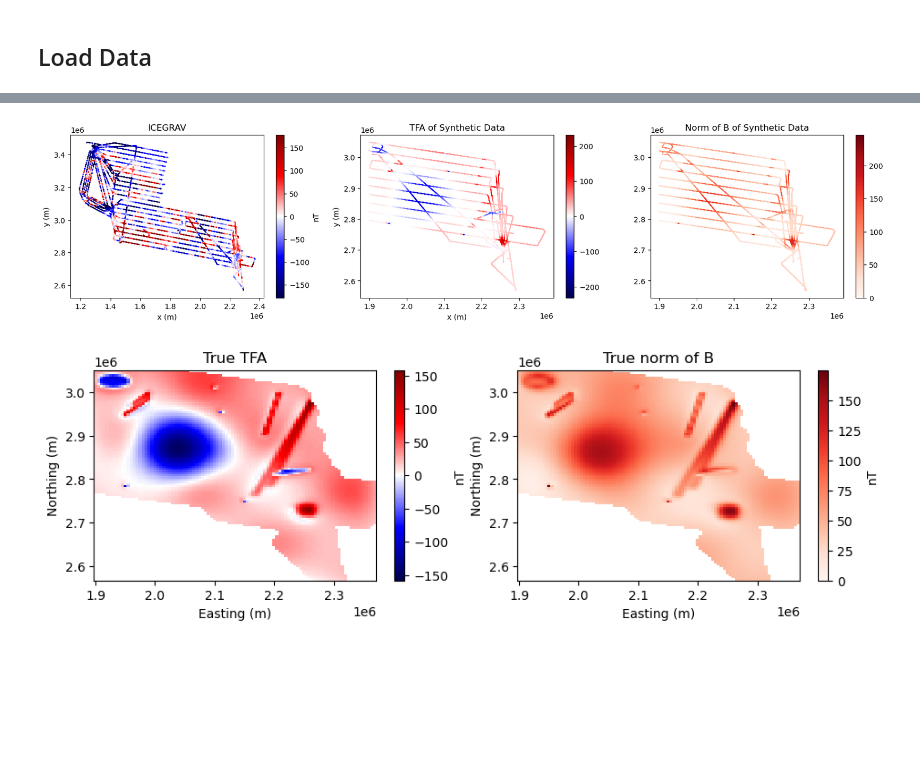
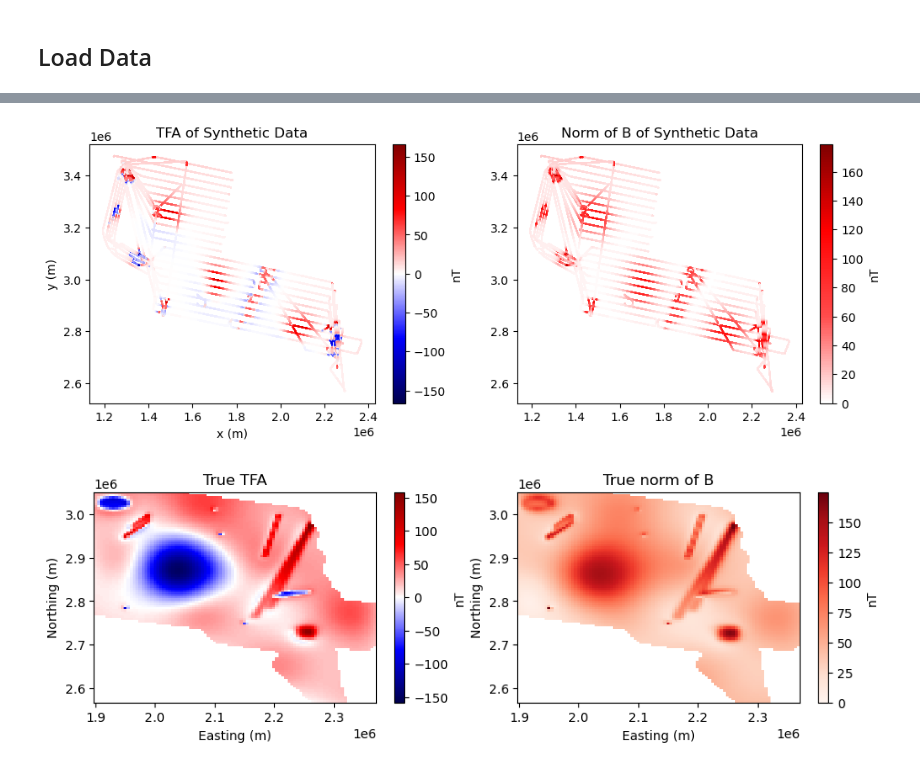
Before and after one commit to compgeolab/eqs-magnetic-dual-layer, a Jupyter notebook: code/07_icegrav_synthetic.ipynb, the cells around one changed output, grey strips where cells are left out. Drawn from its saved outputs; the diff is of its cells as text; code cells hidden in the pictures; blank space fills up the shorter version.

Commit message:
Create a colour scheme for norm of b figures.

```diff
--- a/code/07_icegrav_synthetic.ipynb
+++ b/code/07_icegrav_synthetic.ipynb
@@ -31,27 +43,26 @@ field_direction = np.array([hm.magnetic_angles_to_vec(1, -65, 25)]).T
+# %%
+# Define a custom colormap similar to the red portion of the seismic colour scheme for the norm of b figures.
+colours = [(1, 1, 1), (1, 0.3, 0.3), (1, 0, 0), (0.5, 0, 0)]  # White -> bright light red -> bright red -> dark red
+n_bins = 100
+cm = mcolors.LinearSegmentedColormap.from_list("white_to_red", colours, N=n_bins)
+norm = mcolors.Normalize(vmin=0, vmax=vd.maxabs(icegrav_synthetic.bnorm)) # Create a Normalize object with the data range
 # %%
-plt.figure(figsize=(20,4))
-plt.subplot(1,3,1)
-scale_tfa_real = np.nanpercentile(icegrav.MagL, 95)
-plt.scatter(*icegrav_coords[:2], c=icegrav.MagL, cmap="seismic",s=0.01, vmin=-scale_tfa_real, vmax=scale_tfa_real)
-plt.title("ICEGRAV")
-plt.xlabel("x (m)")
-plt.ylabel("y (m)")
-plt.colorbar(label="nT")
-plt.subplot(1,3,2)
+plt.figure(figsize=(12,4))
+plt.subplot(1,2,1)
 scale_tfa_synthetic = vd.maxabs(icegrav_synthetic.tfa)
 plt.scatter(*coordinates[:2], c=icegrav_synthetic.tfa, cmap="seismic",s=0.01, vmin=-scale_tfa_synthetic, vmax=scale_tfa_synthetic)
 plt.title("TFA of Synthetic Data")
 plt.xlabel("x (m)")
 plt.ylabel("y (m)")
-plt.colorbar()
-plt.subplot(1,3,3)
+plt.colorbar(label="nT")
+plt.subplot(1,2,2)
 scale_bnorm_synthetic = vd.maxabs(icegrav_synthetic.bnorm)
-plt.scatter(*coordinates[:2], c=icegrav_synthetic.bnorm, cmap="Reds",s=0.01, vmin=0, vmax=scale_bnorm_synthetic)
+plt.scatter(*coordinates[:2], c=icegrav_synthetic.bnorm, cmap=cm,s=0.01, norm=norm,)#vmin=0, vmax=scale_bnorm_synthetic)
 plt.title("Norm of B of Synthetic Data")
-plt.colorbar()
+plt.colorbar(label="nT")
 plt.show()
 # %% [output]
-[figure, old version]
+[figure, new version]
 # %%
 grid_spacing = 5e3
 region = vd.get_region(coordinates)
```
Also changed, not shown: parts of 2 cells of this notebook.
